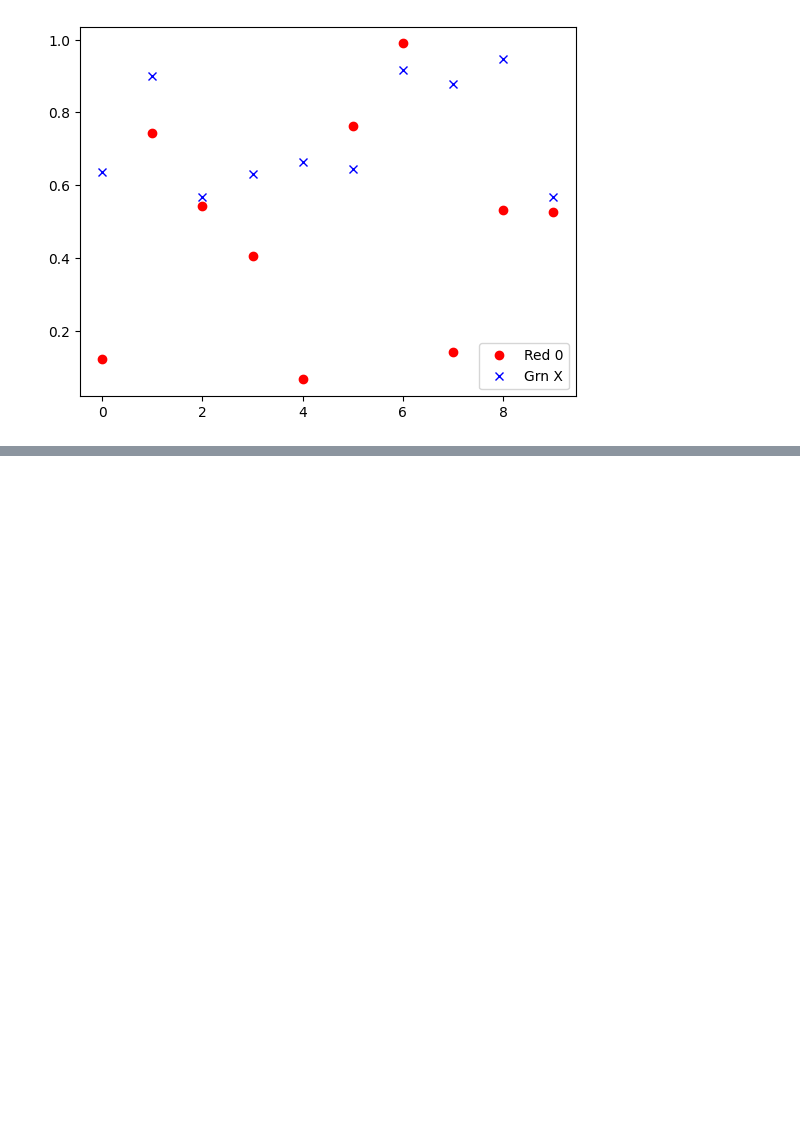
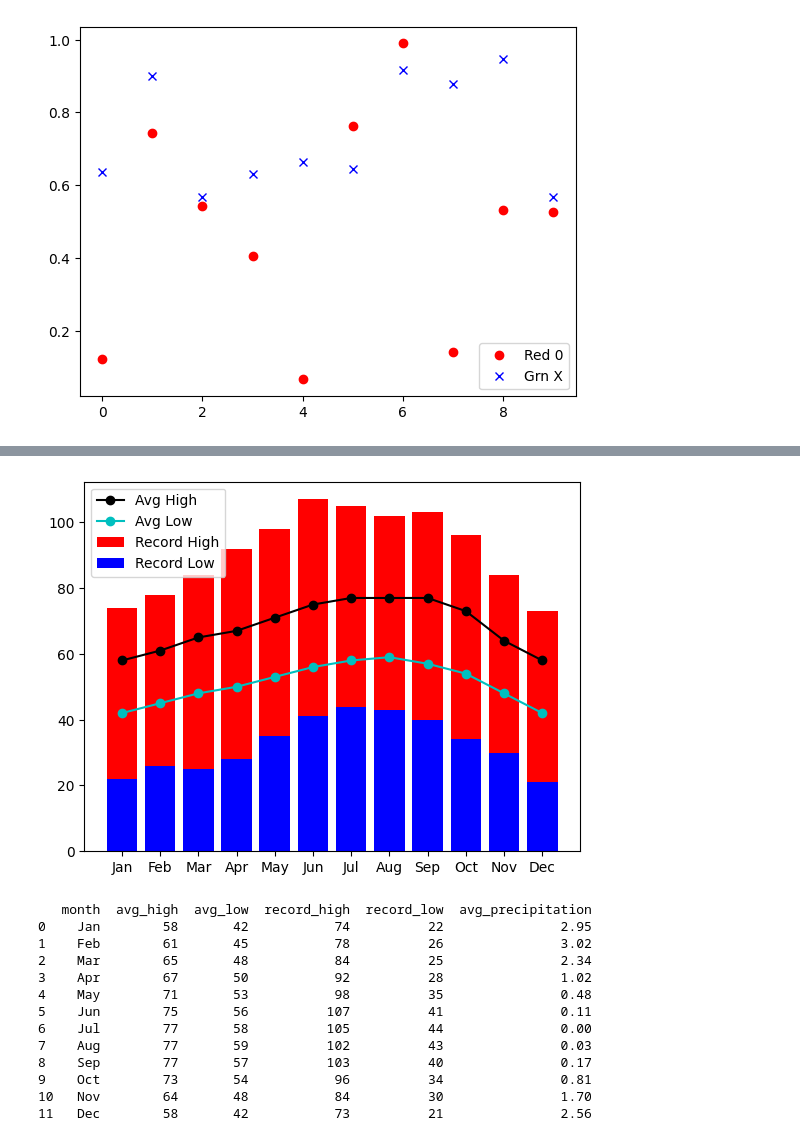
Before and after one commit to MuhammadjonArabov/Data-science, a Jupyter notebook: Vizualization/new.ipynb, the cells around one changed output, grey strips where cells are left out. Drawn from its saved outputs; the diff is of its cells as text; code cells hidden in the pictures; blank space fills up the shorter version.

```diff
--- a/Vizualization/new.ipynb
+++ b/Vizualization/new.ipynb
@@ -77,0 +94,31 @@ plt.show()
+# %%
+df = pd.read_csv("data.txt")
+
+# Shtab diagramma
+plt.bar(df["month"], df["record_high"], color="r", label="Record High")
+plt.bar(df["month"], df["record_low"], color="b", label="Record Low")
+
+# Chiziqli diagramma
+plt.plot(df["month"], df["avg_high"], color="k", marker="o", label="Avg High")
+plt.plot(df["month"], df["avg_low"], color="c", marker="o", label="Avg Low")
+
+plt.legend()
+
+plt.show()
+
+print(df)
+# %% [output]
+[figure, added]
+   month  avg_high  avg_low  record_high  record_low  avg_precipitation
+0    Jan        58       42           74          22               2.95
+1    Feb        61       45           78          26               3.02
+2    Mar        65       48           84          25               2.34
+3    Apr        67       50           92          28               1.02
+4    May        71       53           98          35               0.48
+5    Jun        75       56          107          41               0.11
+6    Jul        77       58          105          44               0.00
+7    Aug        77       59          102          43               0.03
+8    Sep        77       57          103          40               0.17
+9    Oct        73       54           96          34               0.81
+10   Nov        64       48           84          30               1.70
+11   Dec        58       42           73          21               2.56
```
Also changed, not shown: parts of 4 cells of this notebook, 2 other files.
